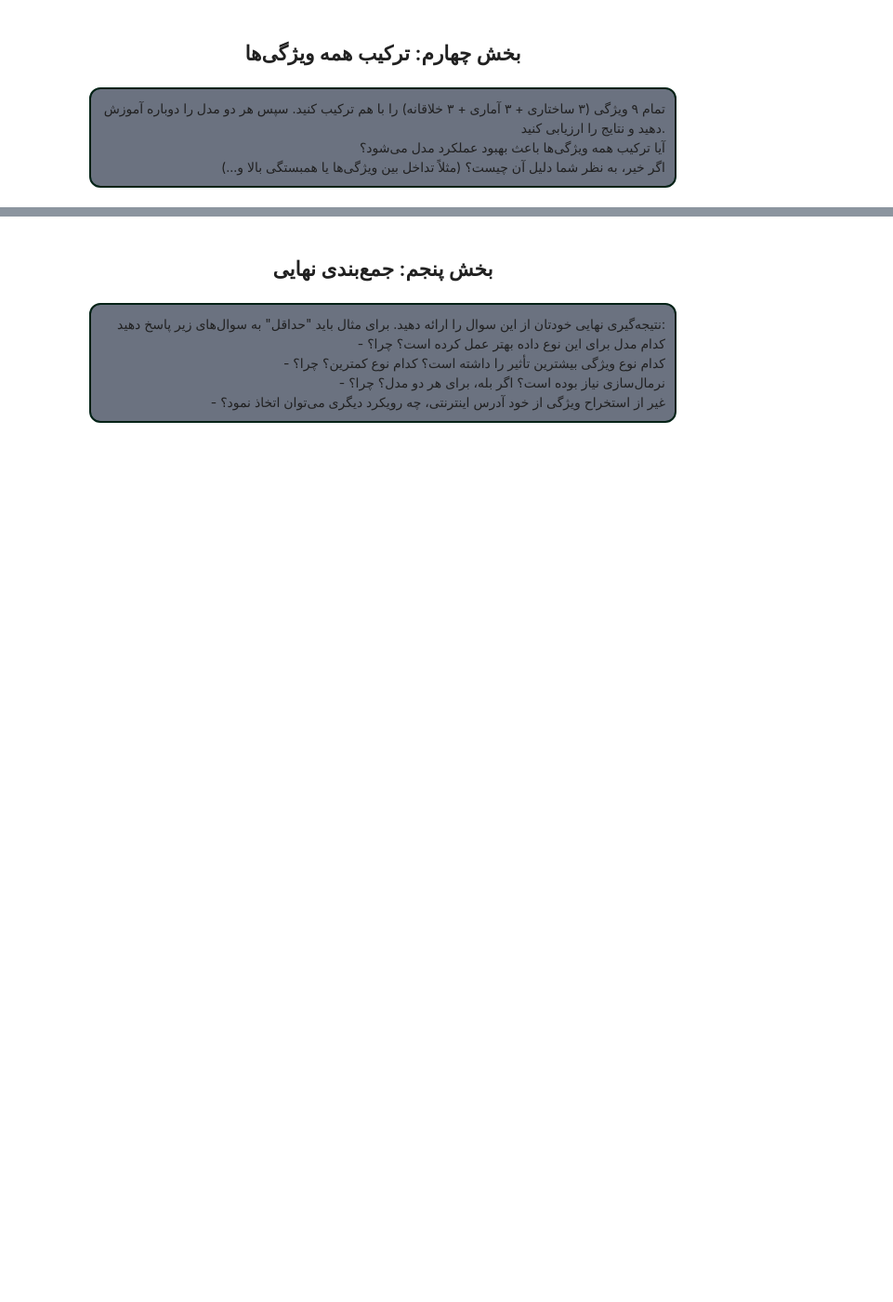
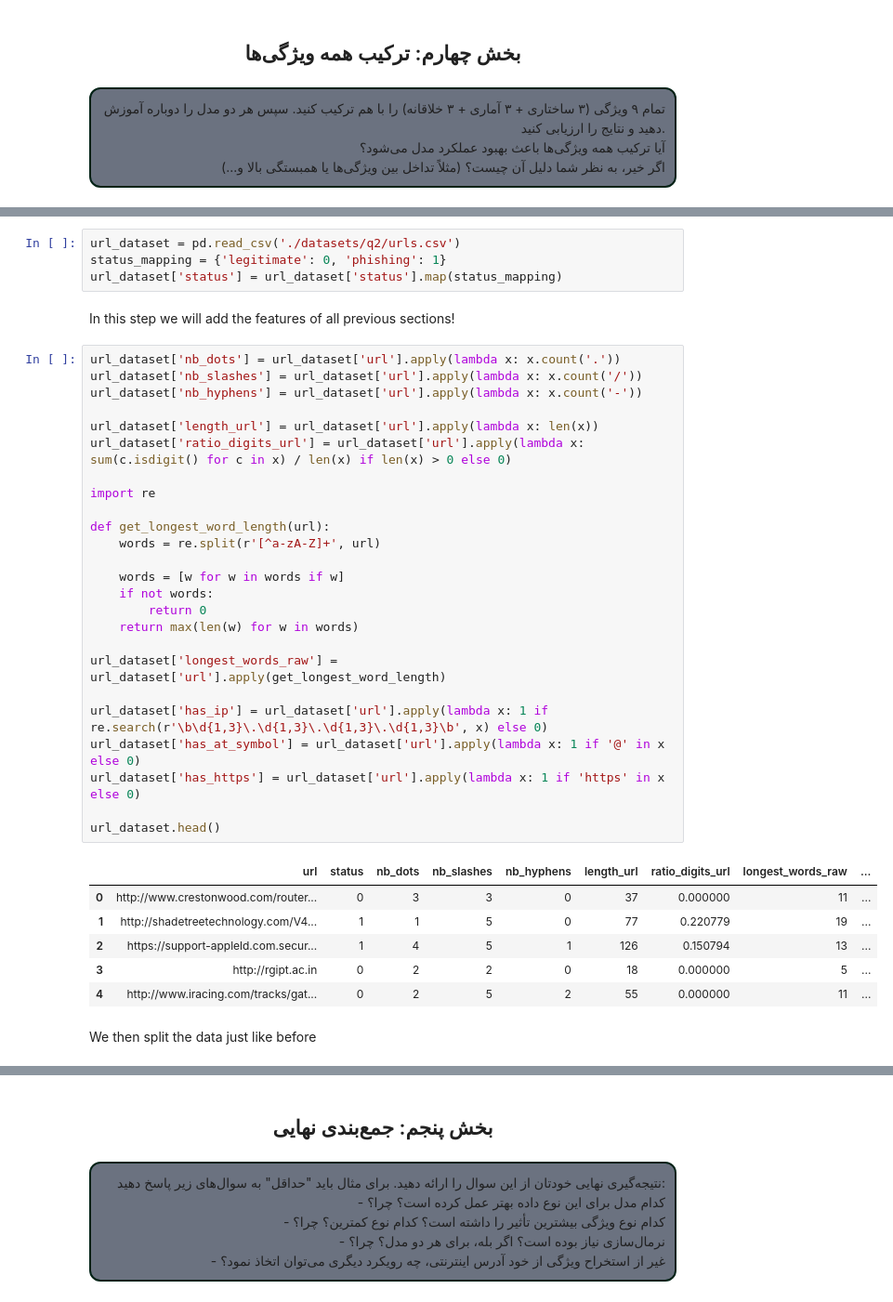
Before and after one commit to SMani24/NLP, a Jupyter notebook: CA2/NLP_CA2_Mirshabani_810801080.ipynb, the cells around one changed output, grey strips where cells are left out. Shown at 93% size. Drawn from its saved outputs; the diff is of its cells as text; blank space fills up the shorter version.

```diff
--- a/CA2/NLP_CA2_Mirshabani_810801080.ipynb
+++ b/CA2/NLP_CA2_Mirshabani_810801080.ipynb
@@ -586,0 +1423,40 @@ class multinomial_naive_bayes:
+# %%
+url_dataset = pd.read_csv('./datasets/q2/urls.csv')
+status_mapping = {'legitimate': 0, 'phishing': 1}
+url_dataset['status'] = url_dataset['status'].map(status_mapping)
+# %% [markdown]
+In this step we will add the features of all previous sections!
+# %%
+url_dataset['nb_dots'] = url_dataset['url'].apply(lambda x: x.count('.'))
+url_dataset['nb_slashes'] = url_dataset['url'].apply(lambda x: x.count('/'))
+url_dataset['nb_hyphens'] = url_dataset['url'].apply(lambda x: x.count('-'))
+
+url_dataset['length_url'] = url_dataset['url'].apply(lambda x: len(x))
+url_dataset['ratio_digits_url'] = url_dataset['url'].apply(lambda x: sum(c.isdigit() for c in x) / len(x) if len(x) > 0 else 0)
+
+import re
+
+def get_longest_word_length(url):
+    words = re.split(r'[^a-zA-Z]+', url)
+
+    words = [w for w in words if w]
+    if not words:
+        return 0
+    return max(len(w) for w in words)
+
+url_dataset['longest_words_raw'] = url_dataset['url'].apply(get_longest_word_length)
+
+url_dataset['has_ip'] = url_dataset['url'].apply(lambda x: 1 if re.search(r'\b\d{1,3}\.\d{1,3}\.\d{1,3}\.\d{1,3}\b', x) else 0)
+url_dataset['has_at_symbol'] = url_dataset['url'].apply(lambda x: 1 if '@' in x else 0)
+url_dataset['has_https'] = url_dataset['url'].apply(lambda x: 1 if 'https' in x else 0)
+
+url_dataset.head()
+# %% [output]
+|  | url | status | nb_dots | nb_slashes | nb_hyphens | length_url | ratio_digits_url | longest_words_raw | ... |
+| 0 | http://www.crestonwood.com/router... | 0 | 3 | 3 | 0 | 37 | 0.000000 | 11 | ... |
+| 1 | http://shadetreetechnology.com/V4... | 1 | 1 | 5 | 0 | 77 | 0.220779 | 19 | ... |
+| 2 | https://support-appleld.com.secur... | 1 | 4 | 5 | 1 | 126 | 0.150794 | 13 | ... |
+| 3 | http://rgipt.ac.in | 0 | 2 | 2 | 0 | 18 | 0.000000 | 5 | ... |
+| 4 | http://www.iracing.com/tracks/gat... | 0 | 2 | 5 | 2 | 55 | 0.000000 | 11 | ... |
+# %% [markdown]
+We then split the data just like before
```
Also changed, not shown: parts of 74 cells of this notebook.
